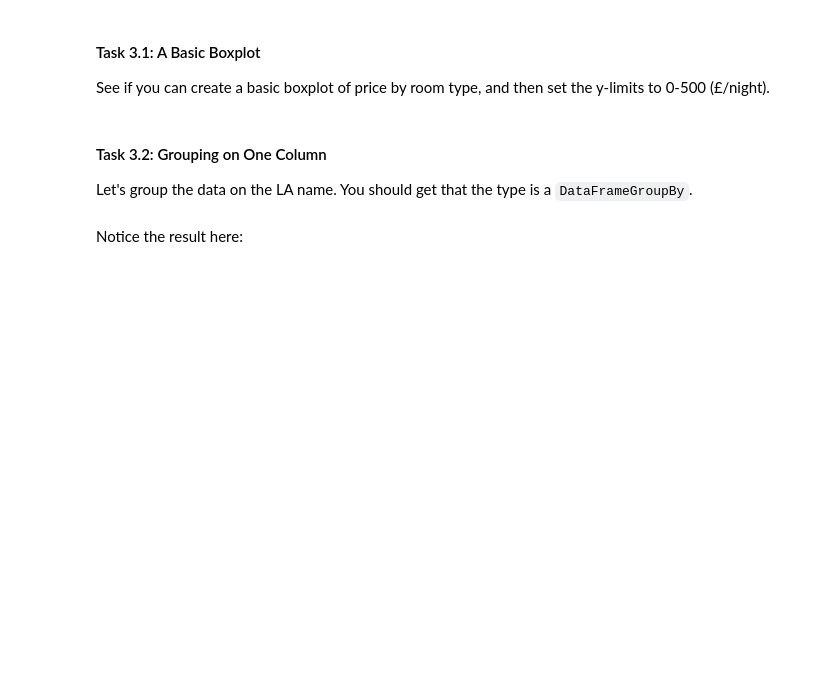
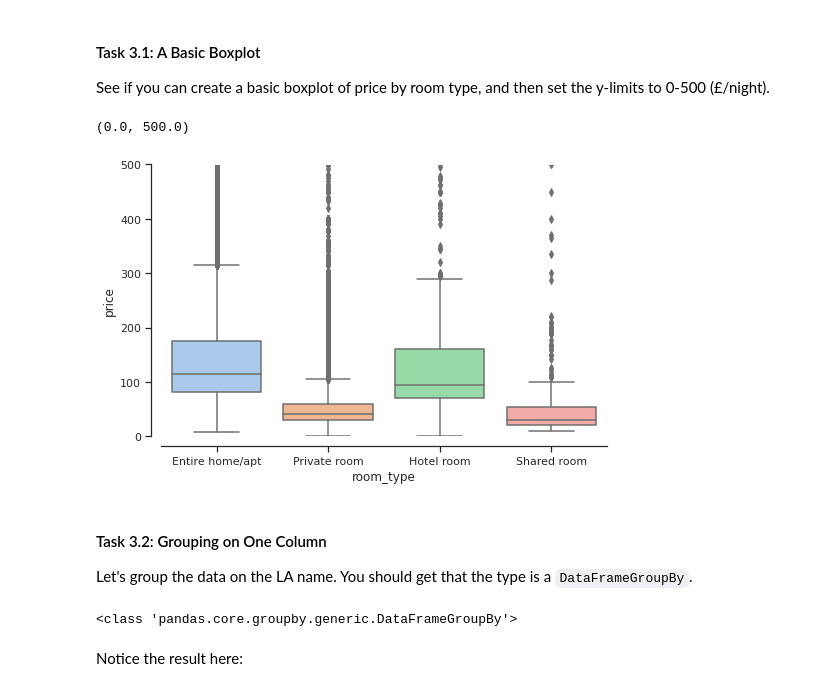
Before and after one commit to Lingweiz1998/2020_CASA_i2p_prac_notebook, a Jupyter notebook: Practical-08-Visualising_Data.ipynb, the cells around one changed output. Cells and saved outputs as stored; diff of their text form; code cells hidden in the pictures; blank space fills up the shorter version.

```diff
--- a/Practical-08-Visualising_Data.ipynb
+++ b/Practical-08-Visualising_Data.ipynb
@@ -180,17 +297,22 @@ See if you can create a basic boxplot of price by room type, and then set the y-
 # %%
 sns.set_style('whitegrid')
 sns.set_theme(style="ticks", palette="pastel")
 f,ax = plt.subplots(figsize=(8,5))
-??
+sns.boxplot(y=gdf_la.price,x=gdf_la.room_type)
 sns.despine(offset=10)
-ax.??([0,500])
+ax.set_ylim([0,500])
+# %% [output]
+(0.0, 500.0)
+[figure, added]
 # %% [markdown]
 #### Task 3.2: Grouping on One Column
 
 Let's group the data on the LA name. You should get that the type is a `DataFrameGroupBy`.
 # %%
-la_data = gdf_la.groupby(??)
+la_data = gdf_la.groupby('NAME')
 print(type(la_data))
+# %% [output]
+<class 'pandas.core.groupby.generic.DataFrameGroupBy'>
 # %% [markdown]
 Notice the result here:
 # %%
```
Also changed, not shown: parts of 31 cells of this notebook, 1 other file.
